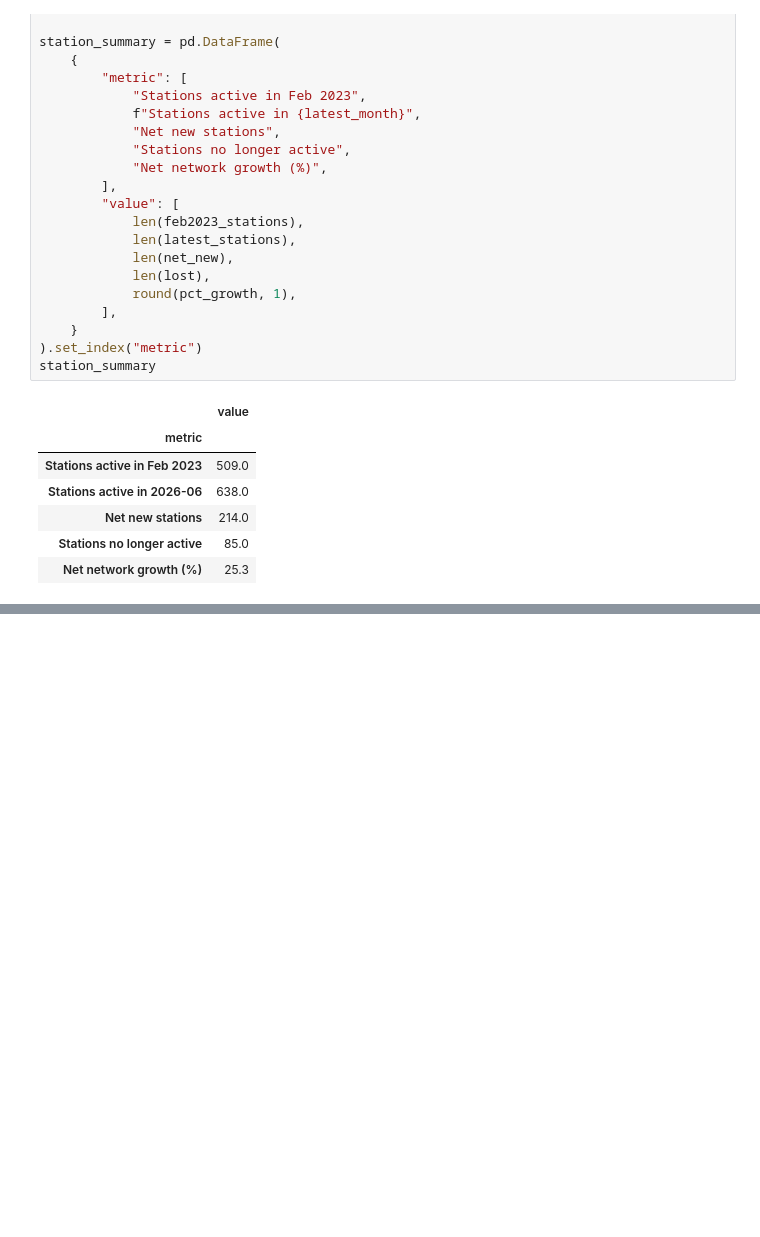
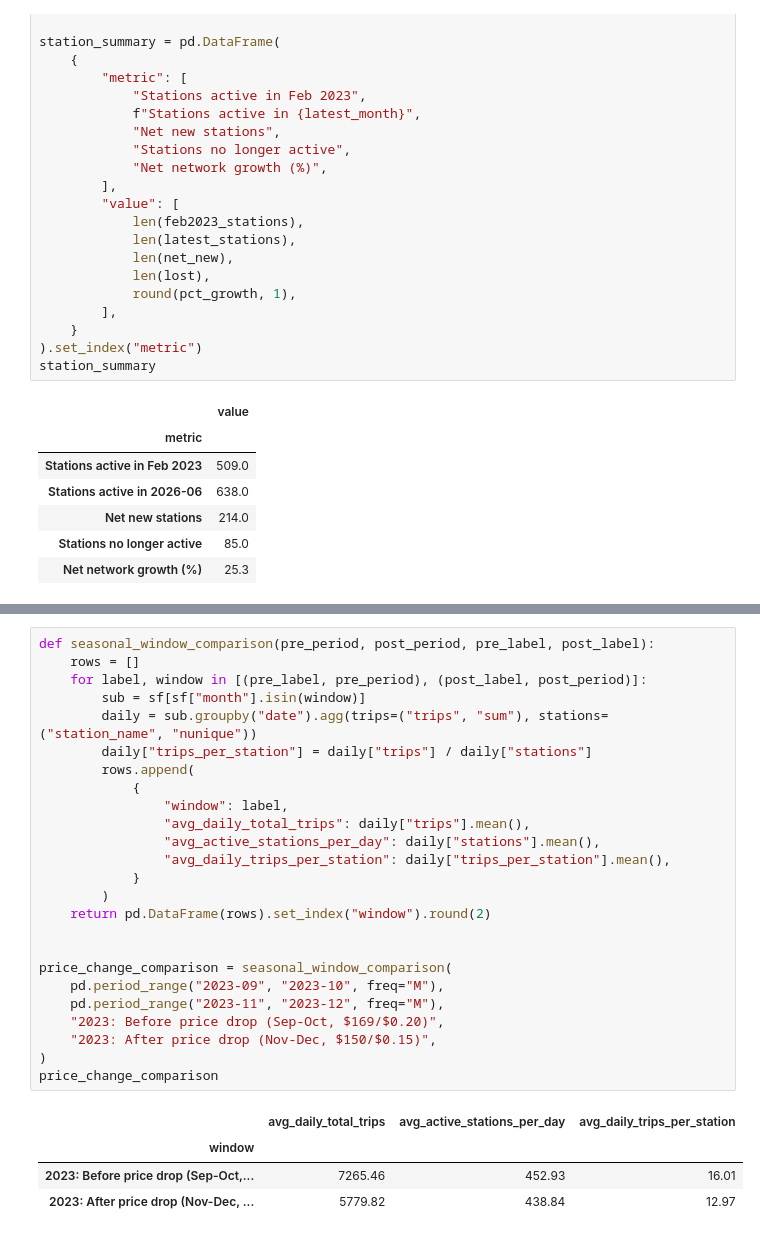
Before and after one commit to jingwenr2/citibike, a Jupyter notebook: notebooks/SF_NYC_Investment_Comparison.ipynb, the cells around one changed output, grey strips where cells are left out. Cells and saved outputs as stored; diff of their text form; blank space fills up the shorter version.

```diff
--- a/notebooks/SF_NYC_Investment_Comparison.ipynb
+++ b/notebooks/SF_NYC_Investment_Comparison.ipynb
@@ -167,0 +217,30 @@ station_summary
+# %%
+def seasonal_window_comparison(pre_period, post_period, pre_label, post_label):
+    rows = []
+    for label, window in [(pre_label, pre_period), (post_label, post_period)]:
+        sub = sf[sf["month"].isin(window)]
+        daily = sub.groupby("date").agg(trips=("trips", "sum"), stations=("station_name", "nunique"))
+        daily["trips_per_station"] = daily["trips"] / daily["stations"]
+        rows.append(
+            {
+                "window": label,
+                "avg_daily_total_trips": daily["trips"].mean(),
+                "avg_active_stations_per_day": daily["stations"].mean(),
+                "avg_daily_trips_per_station": daily["trips_per_station"].mean(),
+            }
+        )
+    return pd.DataFrame(rows).set_index("window").round(2)
+
+
+price_change_comparison = seasonal_window_comparison(
+    pd.period_range("2023-09", "2023-10", freq="M"),
+    pd.period_range("2023-11", "2023-12", freq="M"),
+    "2023: Before price drop (Sep-Oct, $169/$0.20)",
+    "2023: After price drop (Nov-Dec, $150/$0.15)",
+)
+price_change_comparison
+# %% [output]
+|  | avg_daily_total_trips | avg_active_stations_per_day | avg_daily_trips_per_station |
+| window |  |  |  |
+| 2023: Before price drop (Sep-Oct,... | 7265.46 | 452.93 | 16.01 |
+| 2023: After price drop (Nov-Dec, ... | 5779.82 | 438.84 | 12.97 |
```
Also changed, not shown: parts of 8 cells of this notebook.
